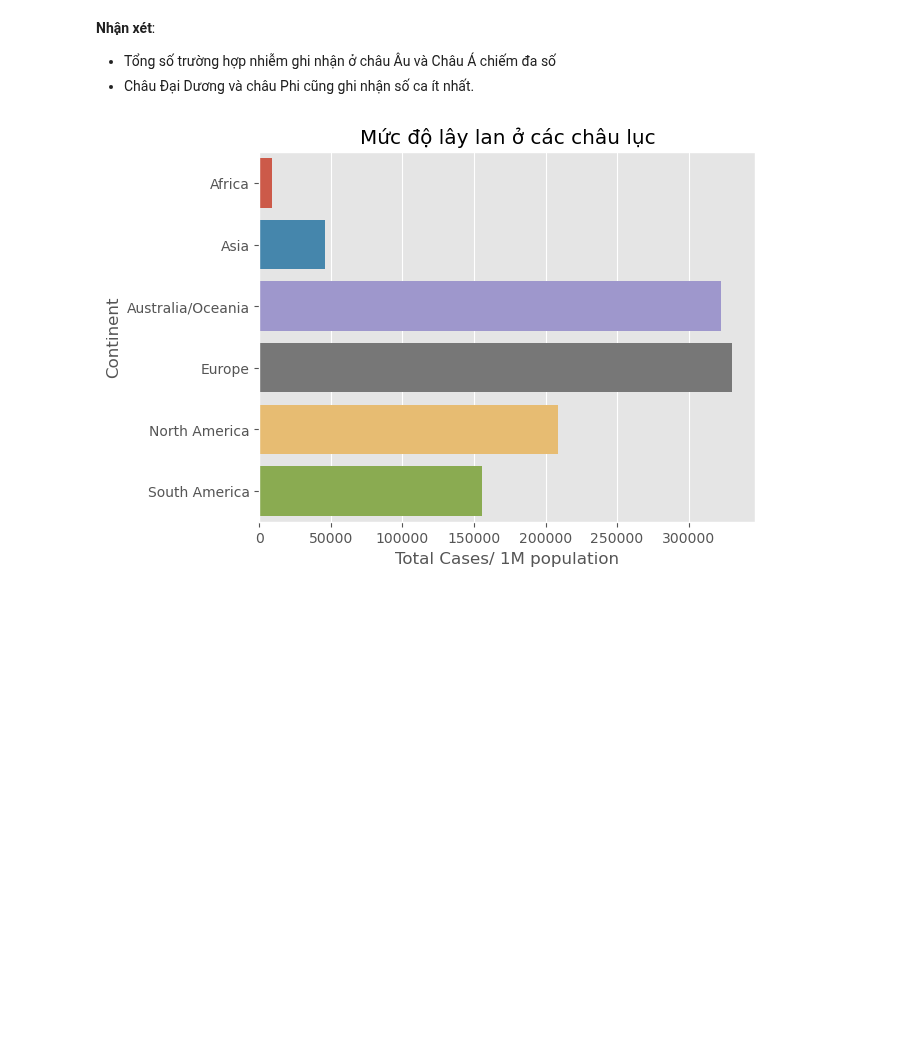
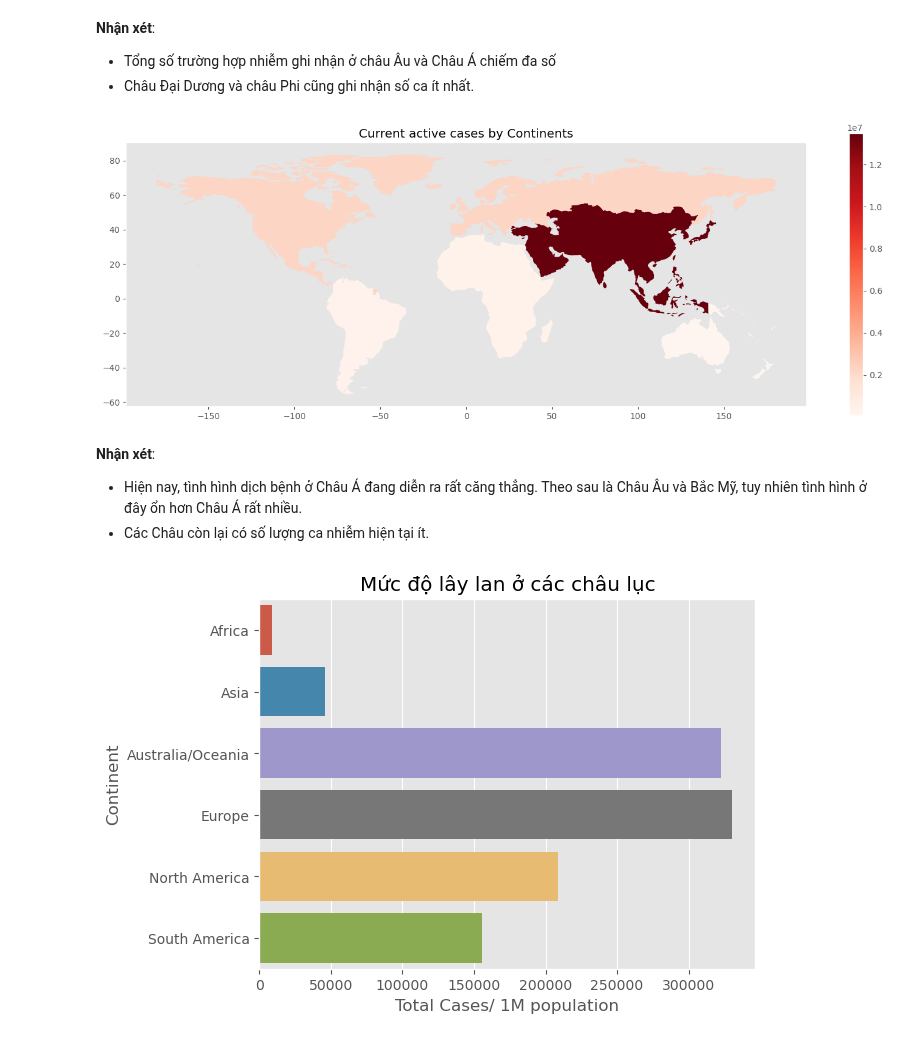
Before and after one commit to vntan/Covid-19-Analysis, a Jupyter notebook: Lab01.ipynb, the cells around one changed output. Drawn from its saved outputs; the diff is of its cells as text; code cells hidden in the pictures; blank space fills up the shorter version.

```diff
--- a/Lab01.ipynb
+++ b/Lab01.ipynb
@@ -323,6 +323,18 @@ plt.title('Total Cases by Continents');
 **Nhận xét**:
 - Tổng số trường hợp nhiễm ghi nhận ở châu Âu và Châu Á chiếm đa số
 - Châu Đại Dương và châu Phi cũng ghi nhận số ca ít nhất.
+# %%
+fig, ax = plt.subplots(nrows=1, ncols=1, figsize=(18,6))
+ax.grid(False)
+
+df_world.plot(column='ActiveCases', cmap='Reds', legend=True, ax=ax,)
+plt.title('Current active cases by Continents');
+# %% [output]
+[figure, added]
+# %% [markdown]
+**Nhận xét**:
+- Hiện nay, tình hình dịch bệnh ở Châu Á đang diễn ra rất căng thẳng. Theo sau là Châu Âu và Bắc Mỹ, tuy nhiên tình hình ở đây ổn hơn Châu Á rất nhiều.
+- Các Châu còn lại có số lượng ca nhiễm hiện tại ít.
 # %%
 filter_continent_df = continent_df[continent_df['DateCollected'] == continent_df['DateCollected'].max()]
 ax = sns.barplot(x='Tot Cases/1M pop', y='Continent', data=filter_continent_df)
```
Also changed, not shown: parts of 13 cells of this notebook, 2 other files.
